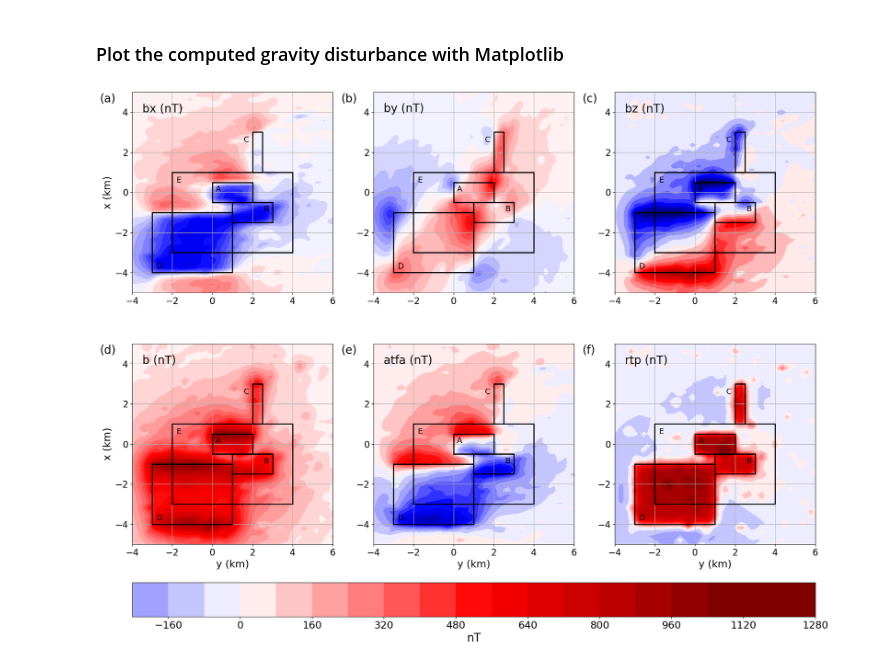
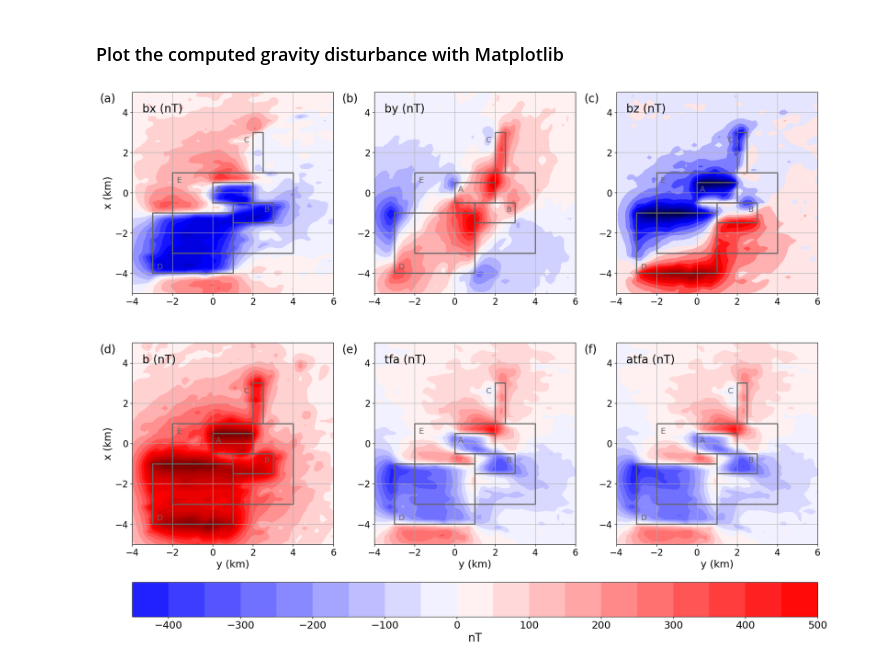
Before and after one commit to birocoles/Intro-grav-mag, a Jupyter notebook: aulas/aula_7c_dados_sinteticos_mag.ipynb, the cells around one changed output. Drawn from its saved outputs; the diff is of its cells as text; code cells hidden in the pictures.

Commit message:
magnetic modeling with variable main field

```diff
--- a/aulas/aula_7c_dados_sinteticos_mag.ipynb
+++ b/aulas/aula_7c_dados_sinteticos_mag.ipynb
@@ -160,14 +287,14 @@ with open('aula_7c/'+file_name, 'wb') as f:
 # %% [markdown]
 ### Plot the computed gravity disturbance with Matplotlib
 # %%
-titles = ['bx (nT)', 'by (nT)', 'bz (nT)', 'b (nT)', 'atfa (nT)', 'rtp (nT)']
+titles = ['bx (nT)', 'by (nT)', 'bz (nT)', 'b (nT)', 'tfa (nT)', 'atfa (nT)']
 labels = ['(a)', '(b)', '(c)', '(d)', '(e)', '(f)']
 # %%
-mag_fields = ['x', 'y', 'z', 'b', 'atfa', 'rtp']
+mag_fields = ['x', 'y', 'z', 'b', 'tfa', 'atfa']
 # %%
 ranges = []
 for field in mag_fields:
-    ranges.append(np.max(np.abs(magnetic_data[field])))
+    ranges.append(np.max(np.abs(crustal_field[field])))
 ranges = 0.9*np.max(np.array(ranges))
 # %%
 mosaic_elements = ['a', 'b', 'c', 'd', 'e', 'f']
@@ -180,5 +301,5 @@ X, Y = data_structures.grid_xy_to_full_matrices_view(
 # %%
-color = 'k'#3*(0.4,)
+color = 3*(0.4,)
 # %%
 fig = plt.figure(layout= 'constrained', figsize=(18,14))
 mosaic = fig.subplot_mosaic('''
@@ -193,8 +314,8 @@ for (element, field, title, label) in zip(
     ax.axis('scaled')
     im = ax.contourf(Y*0.001, X*0.001,
                      data_structures.grid_xy_full_flatten_to_matrix(
-                         data=magnetic_data[field],
-                         grid_orientation='xy',
+                         data=crustal_field[field],
+                         grid_orientation=main_field['grid_orientation'],
                          shape=data_points['shape']
                      ), 20,
                      cmap='seismic', vmin=-ranges, vmax=ranges)
@@ -206,31 +327,31 @@ for (element, field, title, label) in zip(
     ax.annotate(label, xy=(-0.16, 0.95), xycoords='axes fraction', fontsize=20)
     ax.annotate(title, xy=(0.05, 0.90), xycoords='axes fraction', fontsize=20)
     plf.model_boundaries(
         ax,
         model=model_cut(model['prisms'], pmin=0, pmax=4),
         color=color,
         style='-',
         width='2'
     )
     ax.annotate(text='A', xy=(0.15, 0.05), fontsize=14, color=color)
     ax.annotate(text='B', xy=(2.55, -0.95), fontsize=14, color=color)
     ax.annotate(text='C', xy=(1.55, 2.50), fontsize=14, color=color)
     ax.annotate(text='D', xy=(-2.80, -3.80), fontsize=14, color=color)
     ax.annotate(text='E', xy=(-1.80, 0.50), fontsize=14, color=color)
 
 for element in ['a','d']:
     mosaic[element].set_ylabel('x (km)', fontsize=18)
 for element in ['d','e', 'f']:
     mosaic[element].set_xlabel('y (km)', fontsize=18)
 
 cb = fig.colorbar(
     mosaic['f'].collections[0],
     ax=[mosaic['d'], mosaic['e'], mosaic['f']],
     location='bottom'
 )
 cb.ax.tick_params(labelsize=18)
 cb.ax.set_xlabel('nT', fontsize=20, loc='center')
 
 plt.show()
 # %% [output]
-[figure, old version]
+[figure, new version]
```
Also changed, not shown: parts of 29 cells of this notebook, 3 other files.
